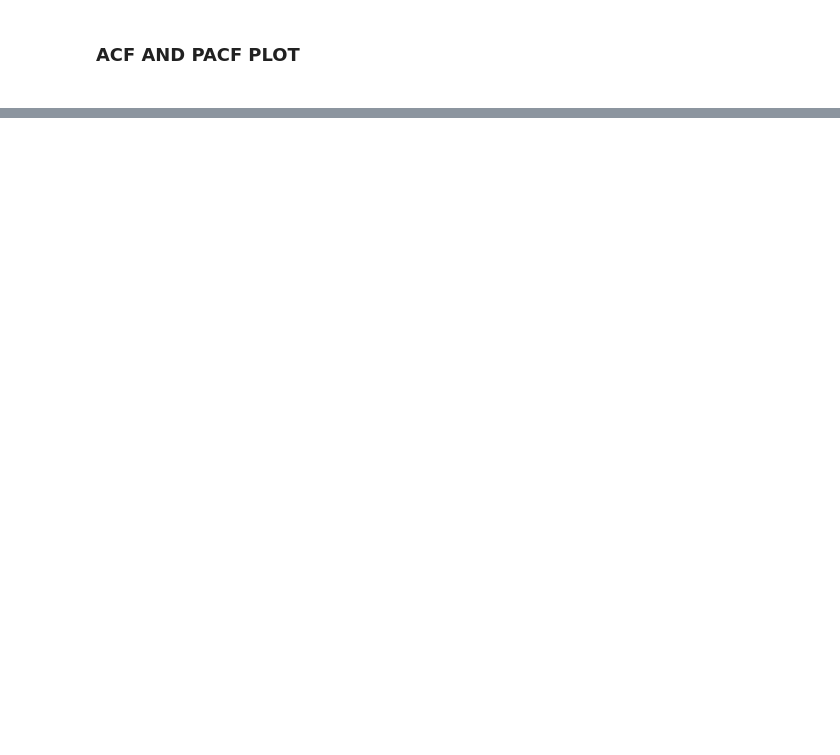
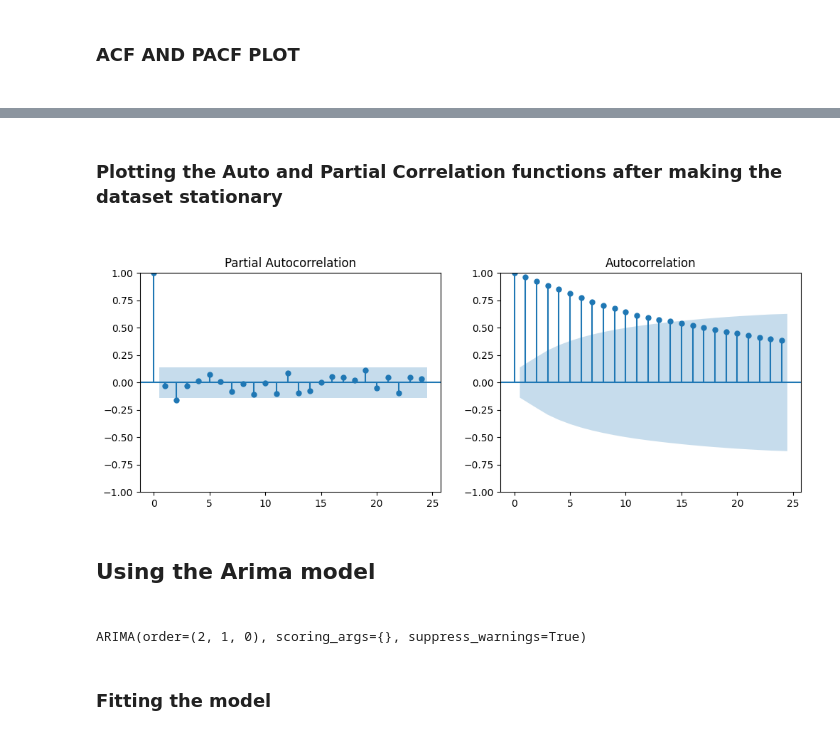
Before and after one commit to perviz822/amazon_stock_price_predictor, a Jupyter notebook: using_arima.ipynb, the cells around one changed output, grey strips where cells are left out. Cells and saved outputs as stored; diff of their text form; code cells hidden in the pictures; blank space fills up the shorter version.

```diff
--- a/using_arima.ipynb
+++ b/using_arima.ipynb
@@ -96,0 +153,11 @@ plot_pacf(df_closing_train)
+# %% [markdown]
+<h3> Plotting  the  Auto and Partial Correlation functions after making the dataset stationary <h3>
+# %%
+plt.figure(figsize=(12, 4))
+plt.subplot(1, 2, 1)
+plot_pacf(df_train_stationary, ax=plt.gca())
+plt.subplot(1, 2, 2)
+plot_acf(df_train, ax=plt.gca())
+plt.show()  #
+# %% [output]
+[figure, added]
@@ -96,0 +168,8 @@ plot_pacf(df_closing_train)
+# %% [markdown]
+<h2 style='font_family :'Sans' > Using the Arima model <h2>
+# %%
+import pmdarima as pm
+auto_arima = pm.auto_arima(df_train['Close'],stepwise=False,seasonal=False)
+auto_arima
+# %% [output]
+ARIMA(order=(2, 1, 0), scoring_args={}, suppress_warnings=True)
@@ -96,0 +178,2 @@ plot_pacf(df_closing_train)
+# %% [markdown]
+<h3> Fitting the model <h3>
```
Also changed, not shown: parts of 16 cells of this notebook, 3 other files.
